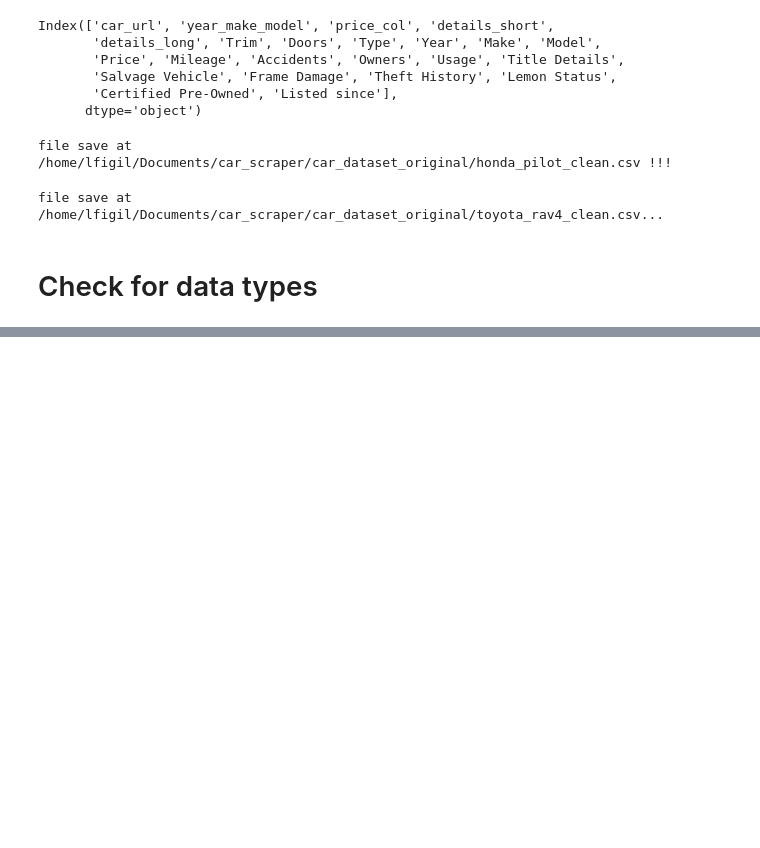
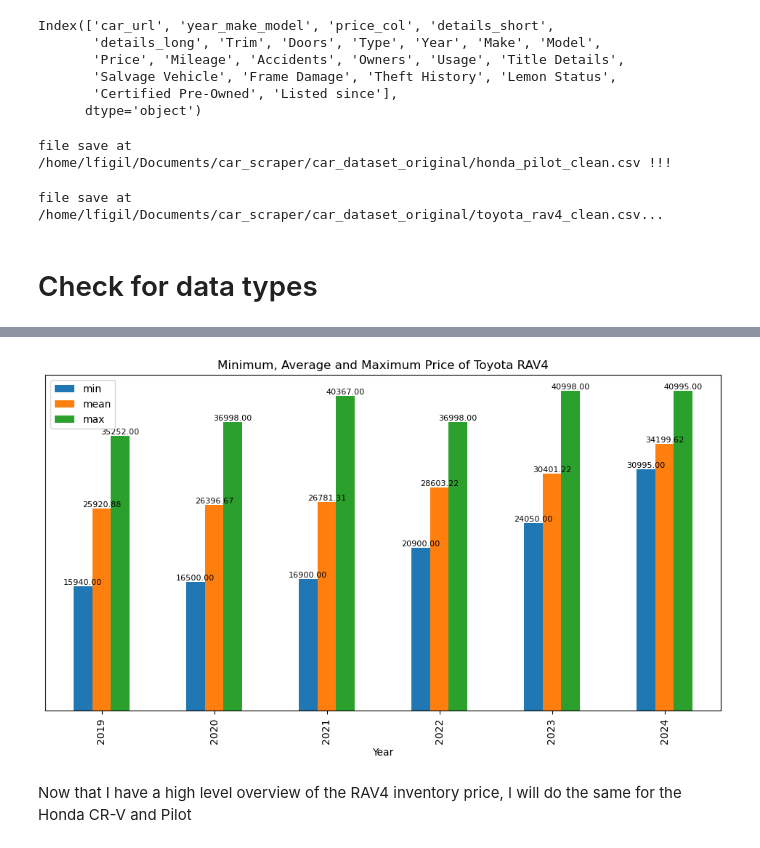
Before and after one commit to lfigil/car_scraper, a Jupyter notebook: car_analysis.ipynb, the cells around one changed output, grey strips where cells are left out. Saved outputs shown, nothing was run; the diff lists cells and outputs as text; code cells hidden in the pictures; blank space fills up the shorter version.

```diff
--- a/car_analysis.ipynb
+++ b/car_analysis.ipynb
@@ -424,0 +604,32 @@ toyota_df['Listed since'] = pd.to_datetime(toyota_df['Listed since'], errors='co
+# %%
+# Calculate average price by Year and Trim
+x = toyota_rav4_subset.groupby(['Year'])['price'].aggregate(['min', 'mean', 'max'])
+
+# Plot the average price
+ax = x.plot(kind='bar')
+plt.title('Minimum, Average and Maximum Price of Toyota RAV4')
+
+# Add data labels to the bar chart
+for container in ax.containers:
+    # Add data labels to each bar in the container
+    for bar in container:
+        height = bar.get_height()
+        # Format the label to show the price with two decimal places
+        label = f'{height:.2f}'
+        # Set the text label slightly above the bar
+        ax.text(
+            bar.get_x() + bar.get_width() / 2,
+            height,
+            label,
+            ha='center',  # horizontal alignment
+            va='bottom',  # vertical alignment
+            fontsize=8,   # set the font size as desired
+        )
+
+ax.set_yticks([])
+
+plt.show()
+# %% [output]
+[figure, added]
+# %% [markdown]
+Now that I have a high level overview of the RAV4 inventory price, I will do the same for the Honda CR-V and Pilot
```
Also changed, not shown: parts of 42 cells of this notebook, 15 other files.
